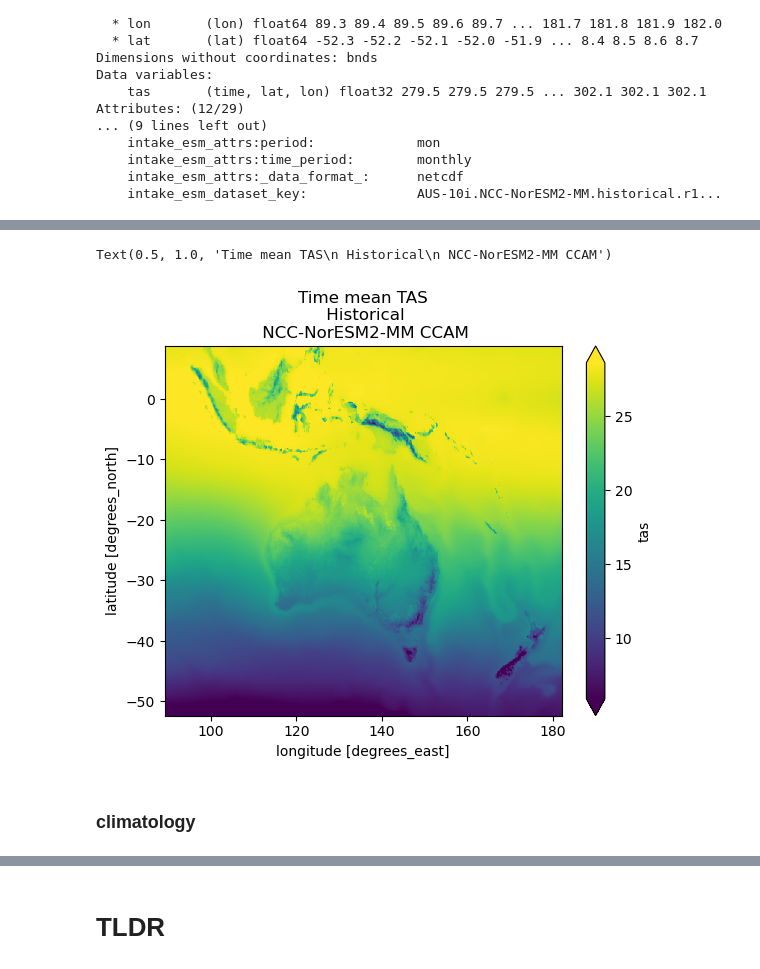
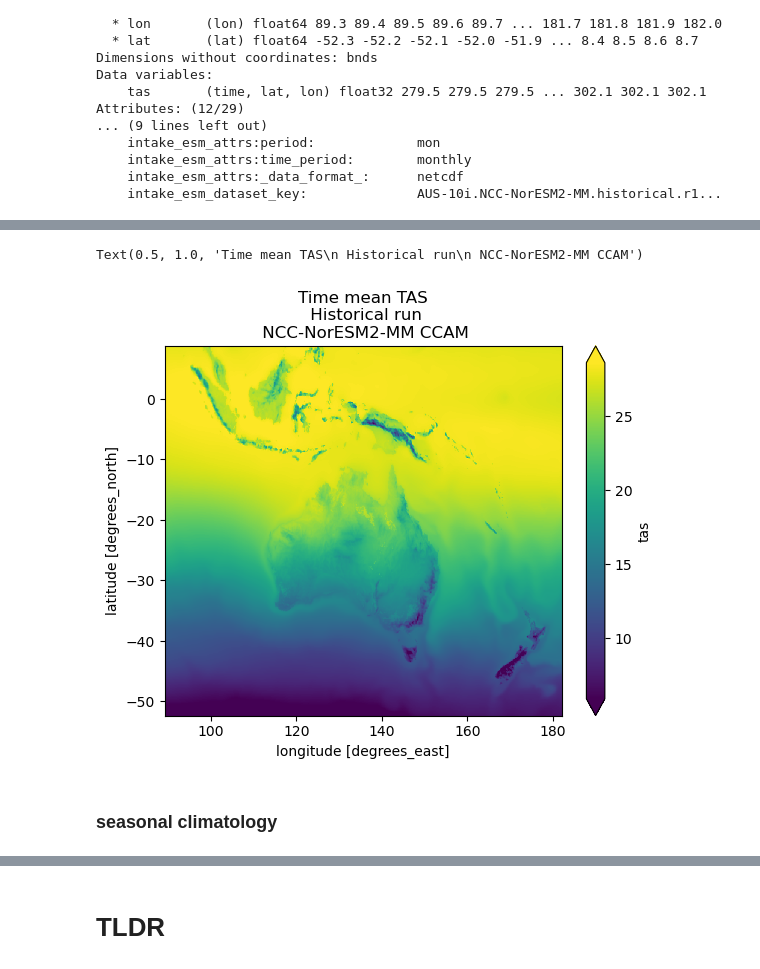
Before and after one commit to AusClimateService/data-catalogue, a Jupyter notebook: notebooks/ACS-catalogue-demo.ipynb, the cells around one changed output, grey strips where cells are left out. Drawn from its saved outputs; the diff is of its cells as text; code cells hidden in the pictures.

```diff
--- a/notebooks/ACS-catalogue-demo.ipynb
+++ b/notebooks/ACS-catalogue-demo.ipynb
@@ -119,5 +128,5 @@ tas_hist_cat.df
 # %%
-tas_hist_source = tas_hist_cat.to_source()
+tas_hist_source = tas_hist_search.to_source()
 tas_hist_source
 # %% [output]
 ccam_noresm2-mm_historical_aus-10i_12km.csv catalog with 4 dataset(s) from 32960 asset(s):
@@ -139,6 +150,6 @@ ccam_noresm2-mm_historical_aus-10i_12km.csv catalog with 4 dataset(s) from 32960
 # %%
-tas_hist_source = tas_hist_source.search(variable="tas")
-tas_hist_source
+tas_hist_source_search = tas_hist_source.search(variable="tas")
+tas_hist_source_search
 # %% [output]
 ccam_noresm2-mm_historical_aus-10i_12km.csv catalog with 3 dataset(s) from 192 asset(s):
 |  | unique |
@@ -167,5 +181,5 @@ tas_hist_source.keys_info()
 # %%
-monthly_tas_hist = tas_hist_source.search(period='mon')
+monthly_tas_hist = tas_hist_source_search.search(period='mon')
 monthly_tas_hist
 # %% [output]
 ccam_noresm2-mm_historical_aus-10i_12km.csv catalog with 1 dataset(s) from 64 asset(s):
@@ -331,4 +349,4 @@ tas_C = data.tas - 273.15
 # %%
 %%time
-hist_tas_mean = tas_C.mean('time')
+tas_C_mean = tas_C.mean('time')
 # %% [output]
@@ -337,11 +355,11 @@ Wall time: 3.54 s
 # %%
-hist_tas_mean.plot(robust=True)
-plt.title('Time mean TAS\n Historical\n NCC-NorESM2-MM CCAM')
+tas_C_mean.plot(robust=True)
+plt.title('Time mean TAS\n Historical run\n NCC-NorESM2-MM CCAM')
 # %% [output]
-Text(0.5, 1.0, 'Time mean TAS\n Historical\n NCC-NorESM2-MM CCAM')
+Text(0.5, 1.0, 'Time mean TAS\n Historical run\n NCC-NorESM2-MM CCAM')
-[figure, old version]
+[figure, new version]
 # %% [markdown]
-### climatology
+### seasonal climatology
 # %%
 %%time
 season_tas_C = tas_C.groupby('time.season').mean('time').compute()
```
Also changed, not shown: parts of 50 cells of this notebook.
